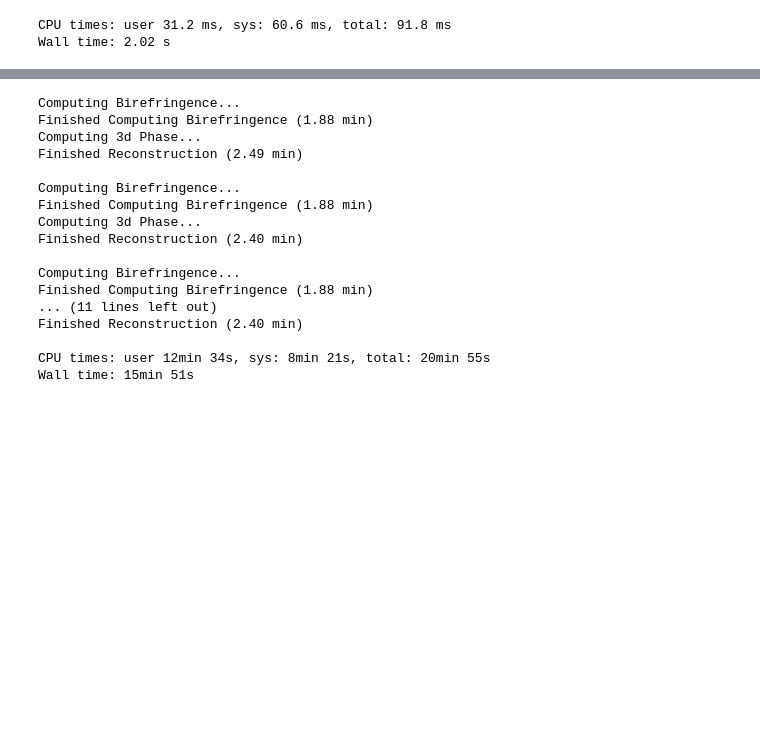
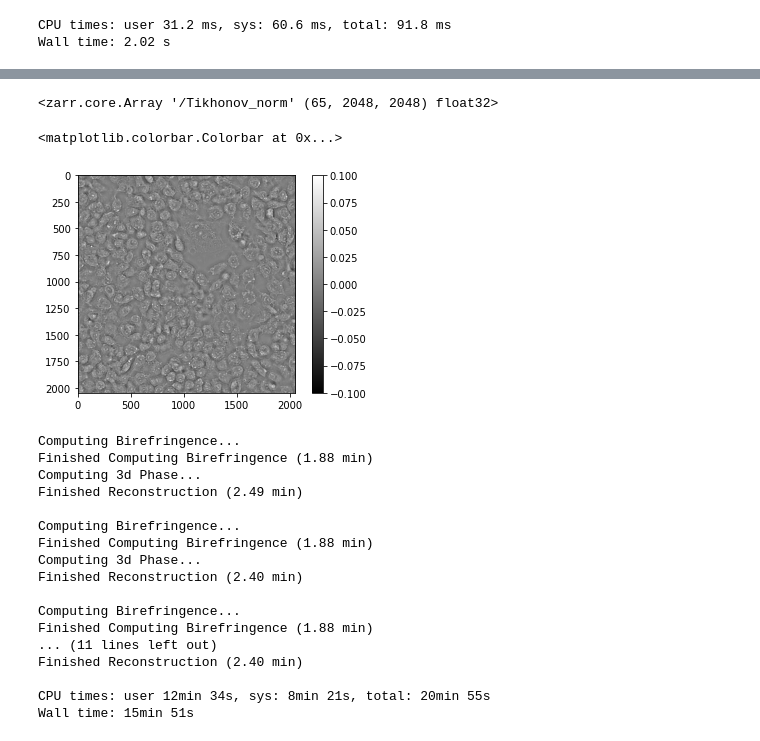
Before and after one commit to mehta-lab/recOrder, a Jupyter notebook: notebooks/QLIPP_Reconstruction_test.ipynb, the cells around one changed output, grey strips where cells are left out. Saved outputs shown, nothing was run; the diff lists cells and outputs as text; code cells hidden in the pictures; blank space fills up the shorter version.

```diff
--- a/notebooks/QLIPP_Reconstruction_test.ipynb
+++ b/notebooks/QLIPP_Reconstruction_test.ipynb
@@ -96,3 +137,18 @@ Wall time: 2.02 s
+# %%
+save_store = zarr.open('/gpfs/CompMicro/projects/A549/2021_02_25_40X_04NA_A549/MOCK_IFNA_48_PhaseTesting.zarr')
+# %%
+save_store.zeros('Tikhonov_norm', shape=(65,2048,2048), chunks=(65,2048,2048), dtype='float32',
+                                        compressor=compressor)
+# %% [output]
+<zarr.core.Array '/Tikhonov_norm' (65, 2048, 2048) float32>
+# %%
+save_store['Tikhonov_norm'] = np.transpose(phase3d_tik_norm, (2,0,1))
+# %%
+plt.imshow(save_store['Tikhonov1'][32], 'gray', clim=(-0.1, 0.1))
+plt.colorbar()
+# %% [output]
+<matplotlib.colorbar.Colorbar at 0x...>
+[figure, added]
 # %%
 %%time
 # zarr_store = init_zarr_store(save_dir+'48hr_RSV')
```
Also changed, not shown: parts of 34 cells of this notebook, 5 other files.
